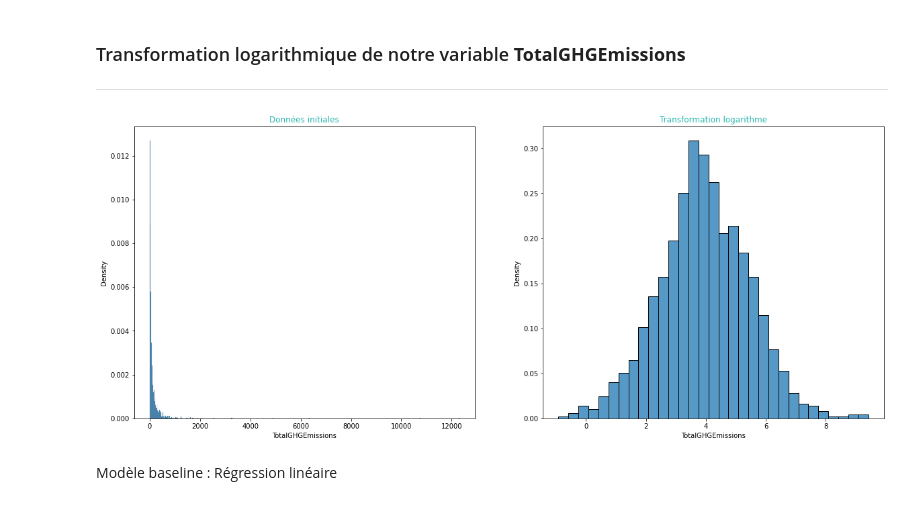
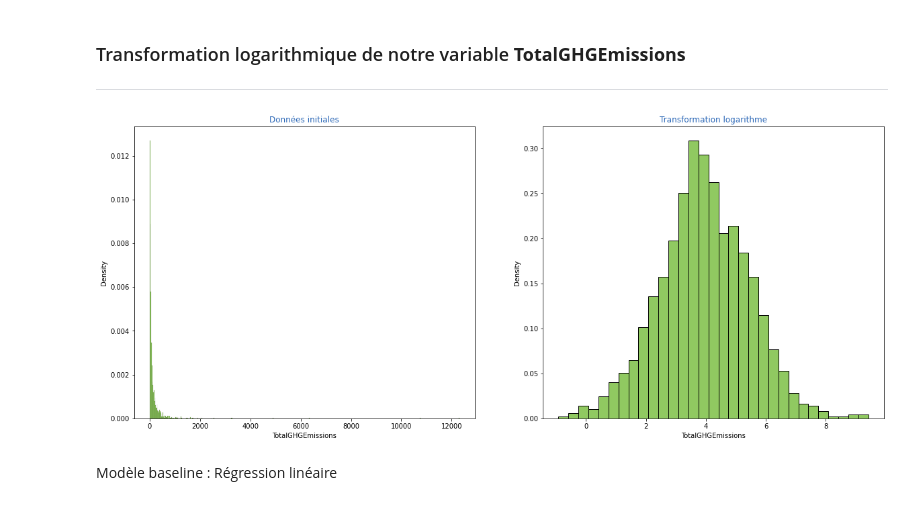
Before and after one commit to bachir151/Projet-openclassrooms, a Jupyter notebook: P3_Real Version/Diedhiou_Ahmed_2_notebook_prediction_022023.ipynb, the cells around one changed output. Saved outputs shown, nothing was run; the diff lists cells and outputs as text; code cells hidden in the pictures.

```diff
--- a/P3_Real Version/Diedhiou_Ahmed_2_notebook_prediction_022023.ipynb
+++ b/P3_Real Version/Diedhiou_Ahmed_2_notebook_prediction_022023.ipynb
@@ -62,16 +67,16 @@ Y = data_model[['SiteEnergyUse(kBtu)','TotalGHGEmissions']]
 # %%
 from sklearn.preprocessing import FunctionTransformer
 
 logtransformer = FunctionTransformer(np.log, inverse_func = np.exp, check_inverse = True)
 Y_log = logtransformer.transform(Y)
 fig, axes = plt.subplots(nrows=1, ncols=2, sharex=False, sharey=False, figsize=(20,8))
-sns.histplot(data=Y, x='TotalGHGEmissions', stat="density", ax=axes[0])
-axes[0].set_title("Données initiales", color='#2cb7b0')
-sns.histplot(data=Y_log, x='TotalGHGEmissions', stat="density", ax=axes[1])
-axes[1].set_title("Transformation logarithme", color='#2cb7b0')
+sns.histplot(data=Y, x='TotalGHGEmissions', stat="density", ax=axes[0], color='#6bb72c')
+axes[0].set_title("Données initiales", color='#2c68b7')
+sns.histplot(data=Y_log, x='TotalGHGEmissions', stat="density", ax=axes[1], color='#6bb72c')
+axes[1].set_title("Transformation logarithme", color='#2c68b7')
 plt.show()
 # %% [output]
-[figure, old version]
+[figure, new version]
 # %% [markdown]
 Modèle baseline : Régression linéaire
 # %% [markdown]
```
Also changed, not shown: parts of 12 cells of this notebook, 1 other file.
